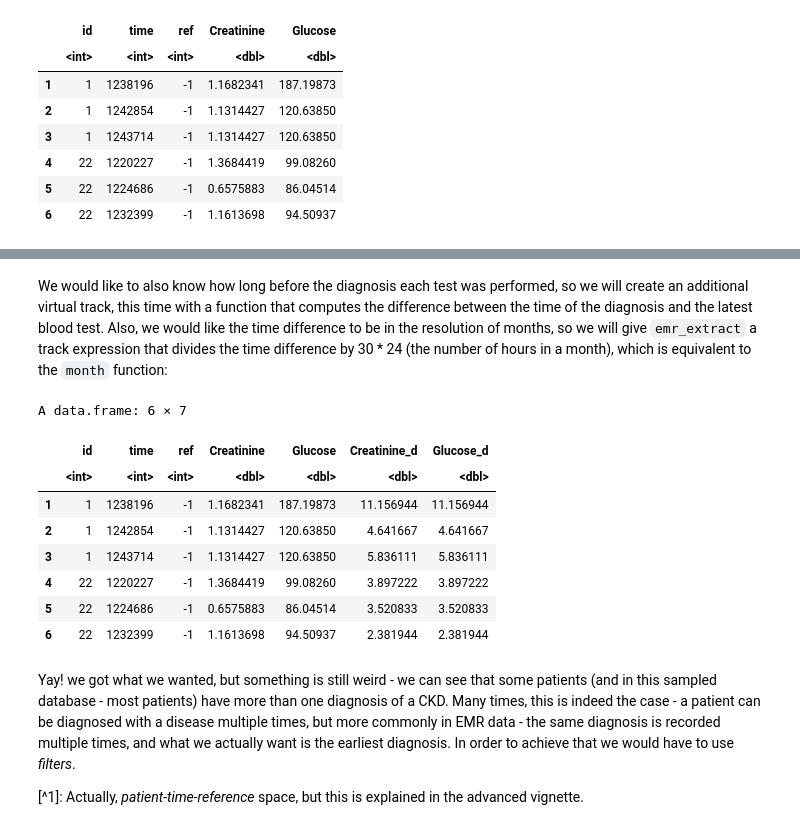
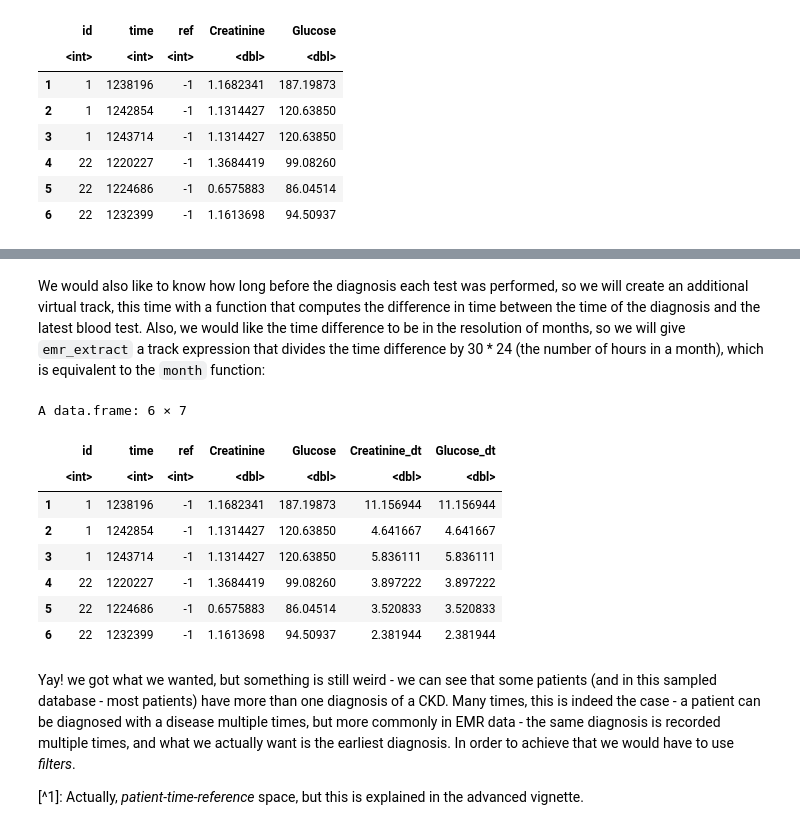
Before and after one commit to tanaylab/IIAS2023, a Jupyter notebook: naryn.ipynb, the cells around one changed output, grey strips where cells are left out. Cells and saved outputs as stored; diff of their text form; code cells hidden in the pictures.

```diff
--- a/naryn.ipynb
+++ b/naryn.ipynb
@@ -306,17 +234,17 @@ emr_db.init_examples() emr_vtrack.create("vtrack1", "dense_track", time.shift =
 # %% [markdown]
-We would like to also know how long before the diagnosis each test was performed, so we will create an additional virtual track, this time with a function that computes the difference between the time of the diagnosis and the latest blood test. Also, we would like the time difference to be in the resolution of months, so we will give `emr_extract` a track expression that divides the time difference by 30 * 24 (the number of hours in a month), which is equivalent to the `month` function:
+We would also like to know how long before the diagnosis each test was performed, so we will create an additional virtual track, this time with a function that computes the difference in time between the time of the diagnosis and the latest blood test. Also, we would like the time difference to be in the resolution of months, so we will give `emr_extract` a track expression that divides the time difference by 30 * 24 (the number of hours in a month), which is equivalent to the `month` function:
 # %%
-emr_vtrack.create("creatinine_5y_d", "lab.CREATININE.BLOOD", time.shift = c(-years(5), 0), func = "dt2.latest")
-emr_vtrack.create("glucose_5y_d", "lab.GLUCOSE.BLOOD", time.shift = c(-years(5), 0), func = "dt2.latest")
+emr_vtrack.create("creatinine_5y_dt", "lab.CREATININE.BLOOD", time.shift = c(-years(5), 0), func = "dt2.latest")
+emr_vtrack.create("glucose_5y_dt", "lab.GLUCOSE.BLOOD", time.shift = c(-years(5), 0), func = "dt2.latest")
 ckd_labs <- emr_extract(
-    c("creatinine_5y", "glucose_5y", "creatinine_5y_d/month()", "glucose_5y_d/month()"),
+    c("creatinine_5y", "glucose_5y", "creatinine_5y_dt/month()", "glucose_5y_dt/month()"),
     iterator = "dx.icd9_585",
-    names = c("Creatinine", "Glucose", "Creatinine_d", "Glucose_d")
+    names = c("Creatinine", "Glucose", "Creatinine_dt", "Glucose_dt")
 )
 head(ckd_labs)
 # %% [output]
 A data.frame: 6 × 7
-|  | id | time | ref | Creatinine | Glucose | Creatinine_d | Glucose_d |
+|  | id | time | ref | Creatinine | Glucose | Creatinine_dt | Glucose_dt |
 |  | <int> | <int> | <int> | <dbl> | <dbl> | <dbl> | <dbl> |
 | 1 | 1 | 1238196 | -1 | 1.1682341 | 187.19873 | 11.156944 | 11.156944 |
 | 2 | 1 | 1242854 | -1 | 1.1314427 | 120.63850 | 4.641667 | 4.641667 |
```
Also changed, not shown: parts of 27 cells of this notebook, 2 other files.
